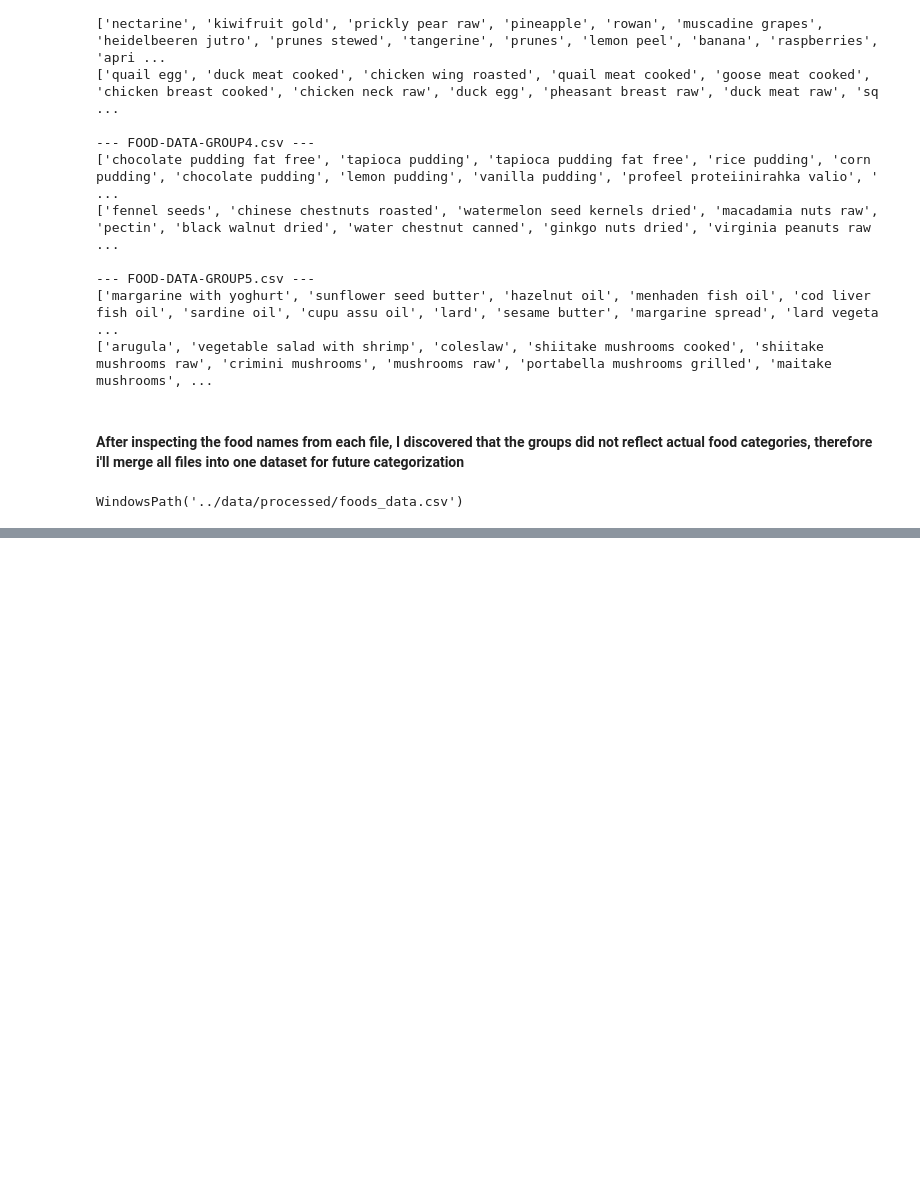
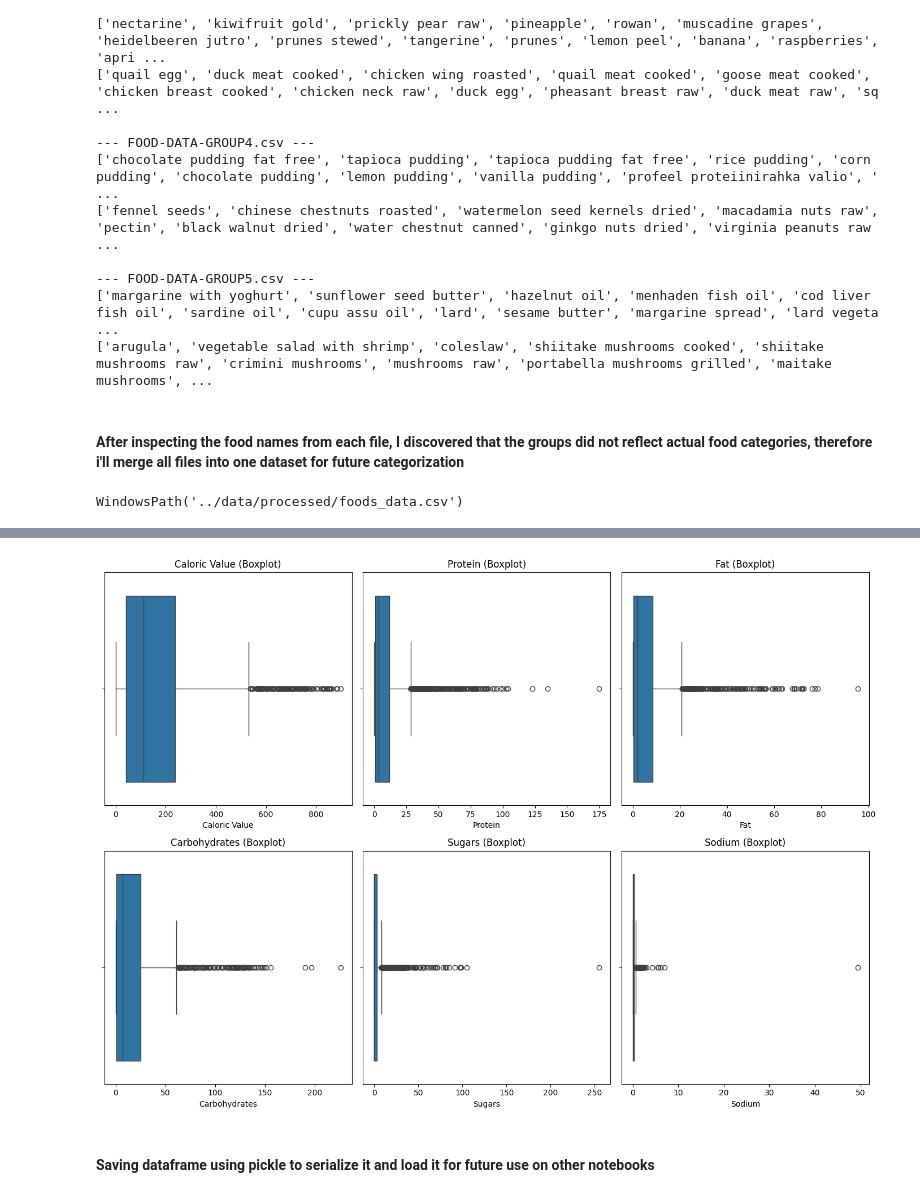
Before and after one commit to barribam/muscle-building-food-analysis, a Jupyter notebook: notebooks/01_exploration.ipynb, the cells around one changed output, grey strips where cells are left out. Saved outputs shown, nothing was run; the diff lists cells and outputs as text; code cells hidden in the pictures; blank space fills up the shorter version.

Commit message:
Update notebook with output cells

```diff
--- a/notebooks/01_exploration.ipynb
+++ b/notebooks/01_exploration.ipynb
@@ -65,0 +301,14 @@ WindowsPath('../data/processed/foods_data.csv')
+# %%
+plt.figure(figsize=(14, 10))
+
+for i, col in enumerate(nutrients, 1):
+    plt.subplot(2, 3, i)
+    sns.boxplot(x=df[col])
+    plt.title(f"{col} (Boxplot)")
+
+plt.tight_layout()
+plt.show()
+# %% [output]
+[figure, added]
+# %% [markdown]
+#### Saving dataframe using pickle to serialize it and load it for future use on other notebooks
```
Also changed, not shown: parts of 31 cells of this notebook, 1 other file.
